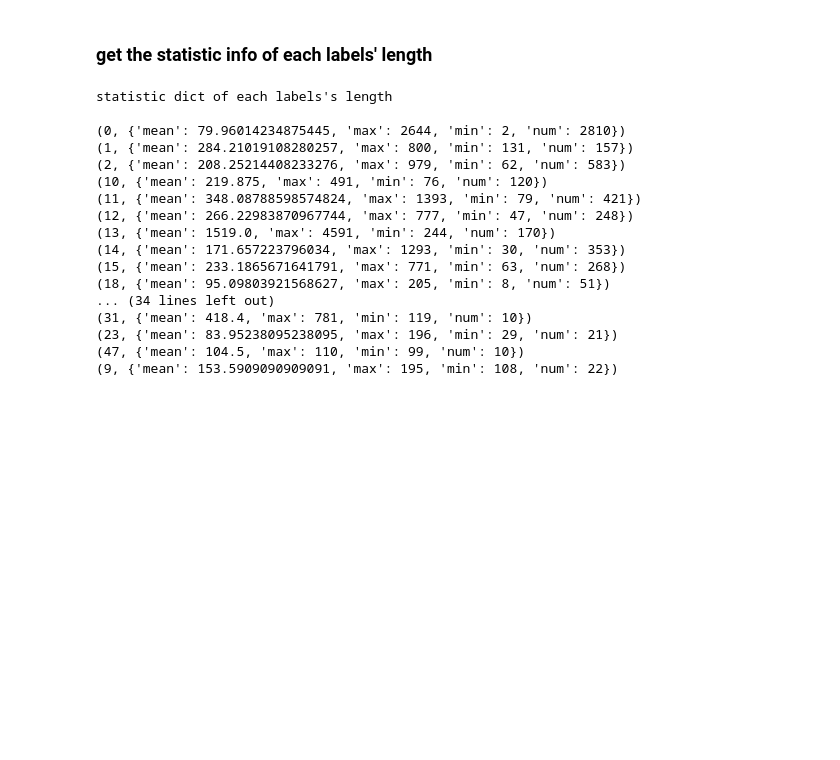
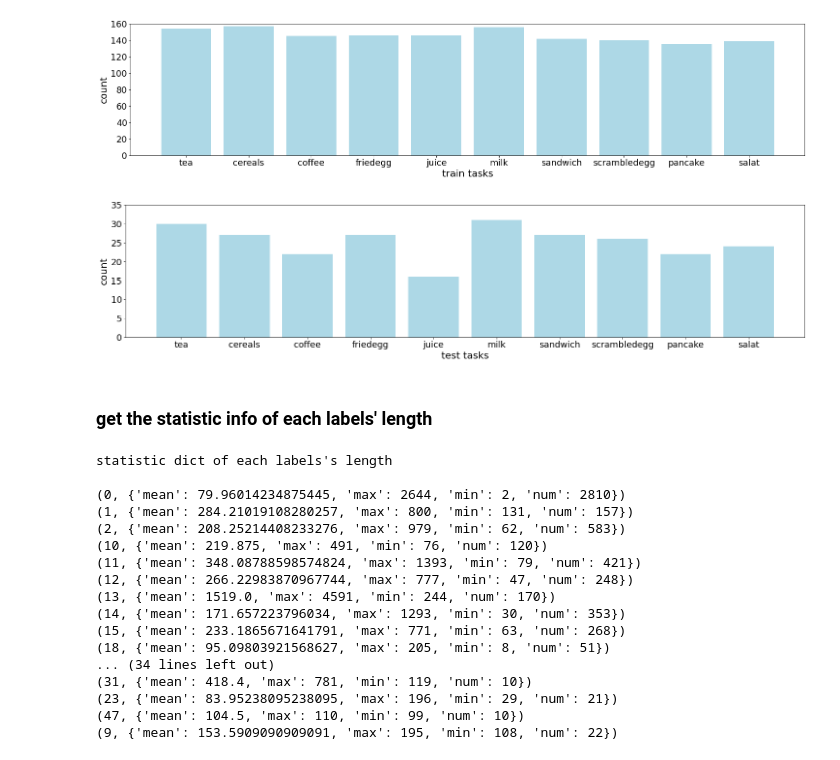
Before and after one commit to helloxy96/CS5242_Project2020, a Jupyter notebook: utils/statistics.ipynb, the cells around one changed output. Saved outputs shown, nothing was run; the diff lists cells and outputs as text; code cells hidden in the pictures; blank space fills up the shorter version.

Commit message:
task count

```diff
--- a/utils/statistics.ipynb
+++ b/utils/statistics.ipynb
@@ -1,3 +41,32 @@
+# %%
+import matplotlib.pyplot as plt
+
+plt.figure(figsize=(25,5))
+
+plt.bar(list(train_task_dict.keys()), list(train_task_dict.values()), color='lightblue', linewidth=1.0)
+
+plt.xlabel('train tasks', fontsize=20)
+plt.ylabel('count', fontsize=20)
+plt.ylim(0, 160)
+plt.xticks(fontsize=18)
+plt.yticks(fontsize=18)
+
+plt.show()
+
+plt.figure(figsize=(25,5))
+
+plt.bar(list(test_task_dict.keys()), list(test_task_dict.values()), color='lightblue', linewidth=1.0)
+
+plt.xlabel('test tasks', fontsize=20)
+plt.ylabel('count', fontsize=20)
+plt.ylim(0, 35)
+plt.xticks(fontsize=18)
+plt.yticks(fontsize=18)
+
+plt.show()
+# %% [output]
+[figure, added]
+[figure, added]
 # %% [markdown]
 ### get the statistic info of each labels' length
 # %%
```
Also changed, not shown: parts of 2 cells of this notebook.
